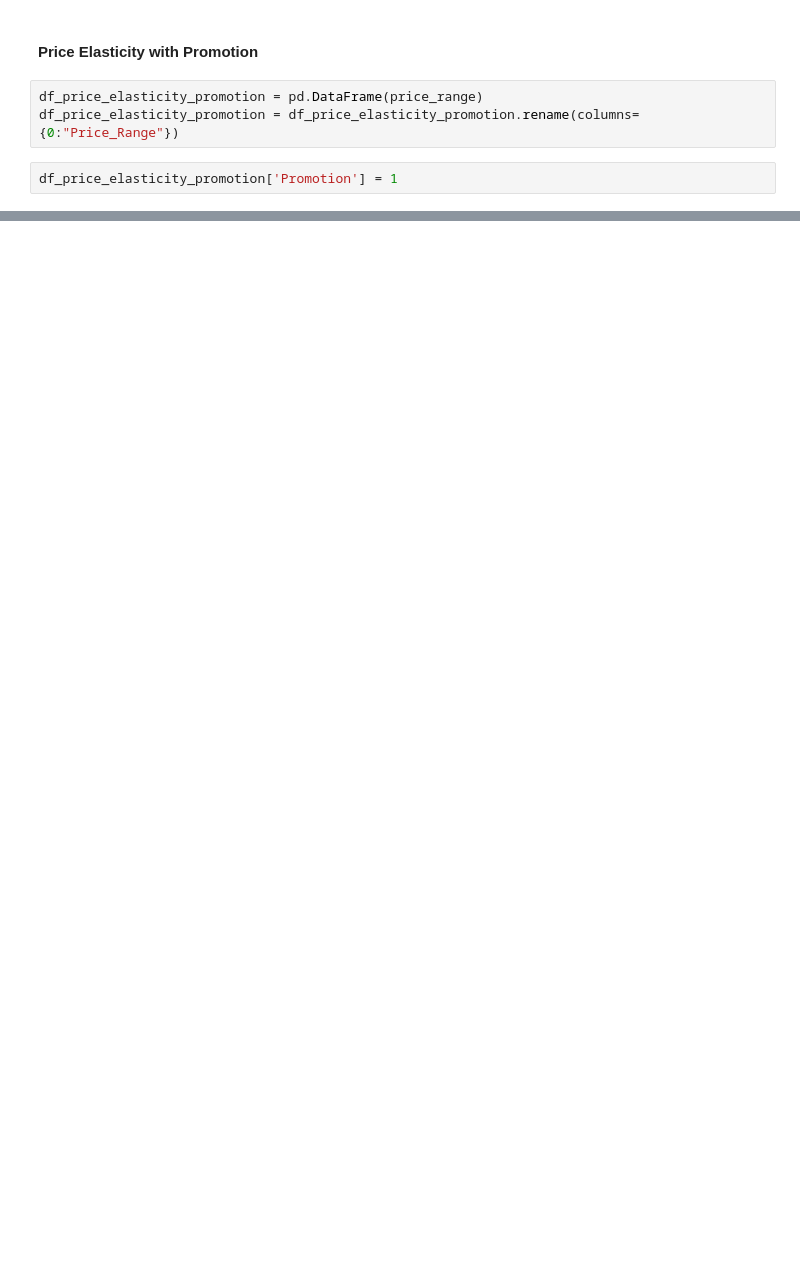
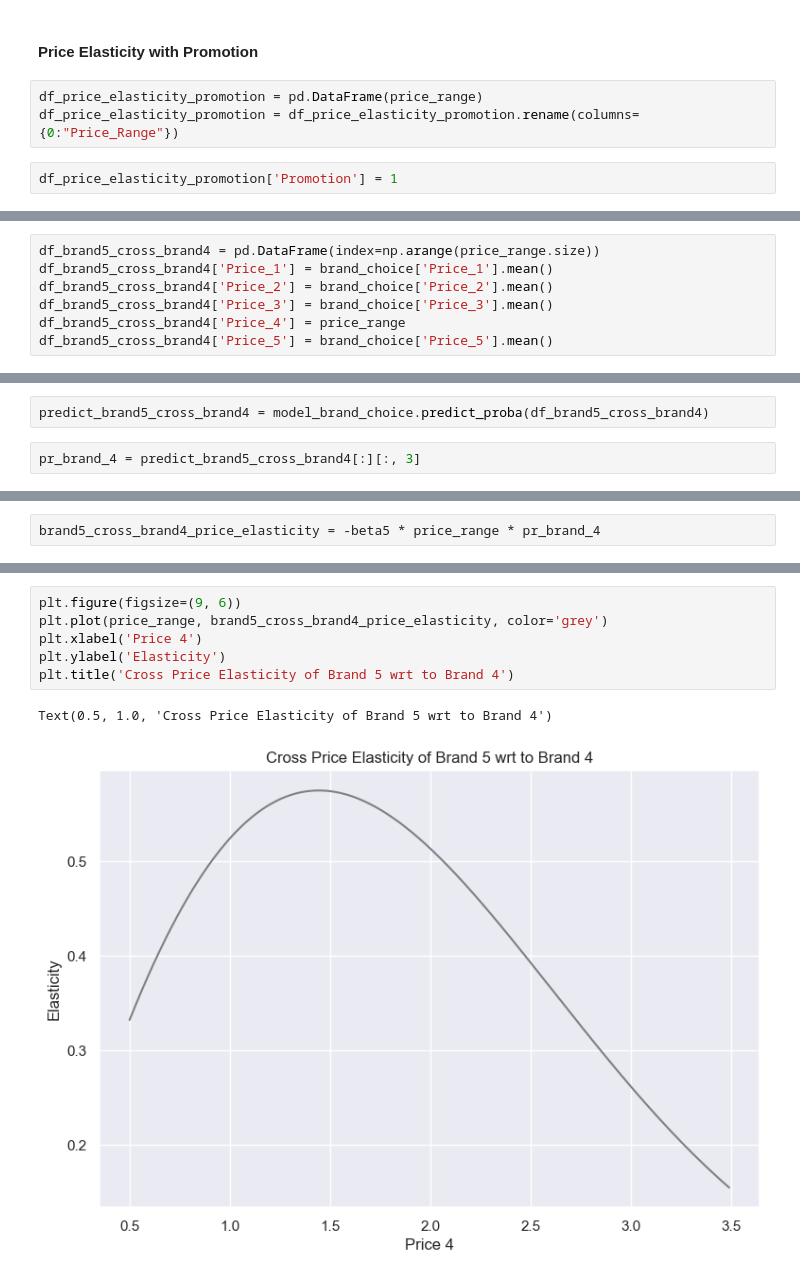
Before and after one commit to Mega-Barrel/customer_analytics, a Jupyter notebook: modelling_purchase_incidence.ipynb, the cells around one changed output, grey strips where cells are left out. Drawn from its saved outputs; the diff is of its cells as text; blank space fills up the shorter version.

```diff
--- a/modelling_purchase_incidence.ipynb
+++ b/modelling_purchase_incidence.ipynb
@@ -320,0 +333,7 @@ Feature names unseen at fit time:
+# %%
+df_brand5_cross_brand4 = pd.DataFrame(index=np.arange(price_range.size))
+df_brand5_cross_brand4['Price_1'] = brand_choice['Price_1'].mean()
+df_brand5_cross_brand4['Price_2'] = brand_choice['Price_2'].mean()
+df_brand5_cross_brand4['Price_3'] = brand_choice['Price_3'].mean()
+df_brand5_cross_brand4['Price_4'] = price_range
+df_brand5_cross_brand4['Price_5'] = brand_choice['Price_5'].mean()
@@ -320,0 +349,4 @@ Feature names unseen at fit time:
+# %%
+predict_brand5_cross_brand4 = model_brand_choice.predict_proba(df_brand5_cross_brand4)
+# %%
+pr_brand_4 = predict_brand5_cross_brand4[:][:, 3]
@@ -320,0 +357,2 @@ Feature names unseen at fit time:
+# %%
+brand5_cross_brand4_price_elasticity = -beta5 * price_range * pr_brand_4
@@ -320,0 +376,9 @@ Feature names unseen at fit time:
+# %%
+plt.figure(figsize=(9, 6))
+plt.plot(price_range, brand5_cross_brand4_price_elasticity, color='grey')
+plt.xlabel('Price 4')
+plt.ylabel('Elasticity')
+plt.title('Cross Price Elasticity of Brand 5 wrt to Brand 4')
+# %% [output]
+Text(0.5, 1.0, 'Cross Price Elasticity of Brand 5 wrt to Brand 4')
+[figure, added]
```
Also changed, not shown: parts of 72 cells of this notebook.
